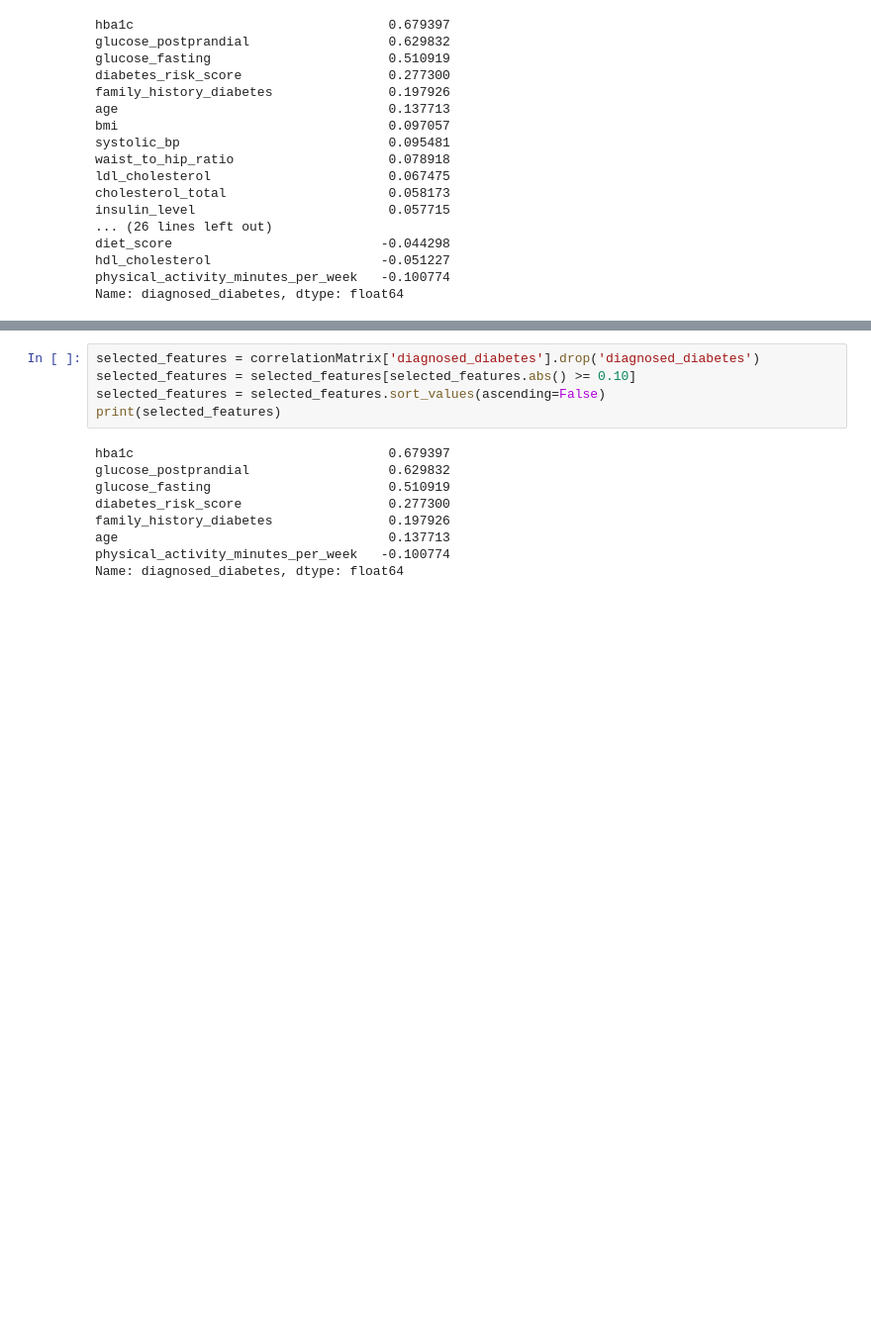
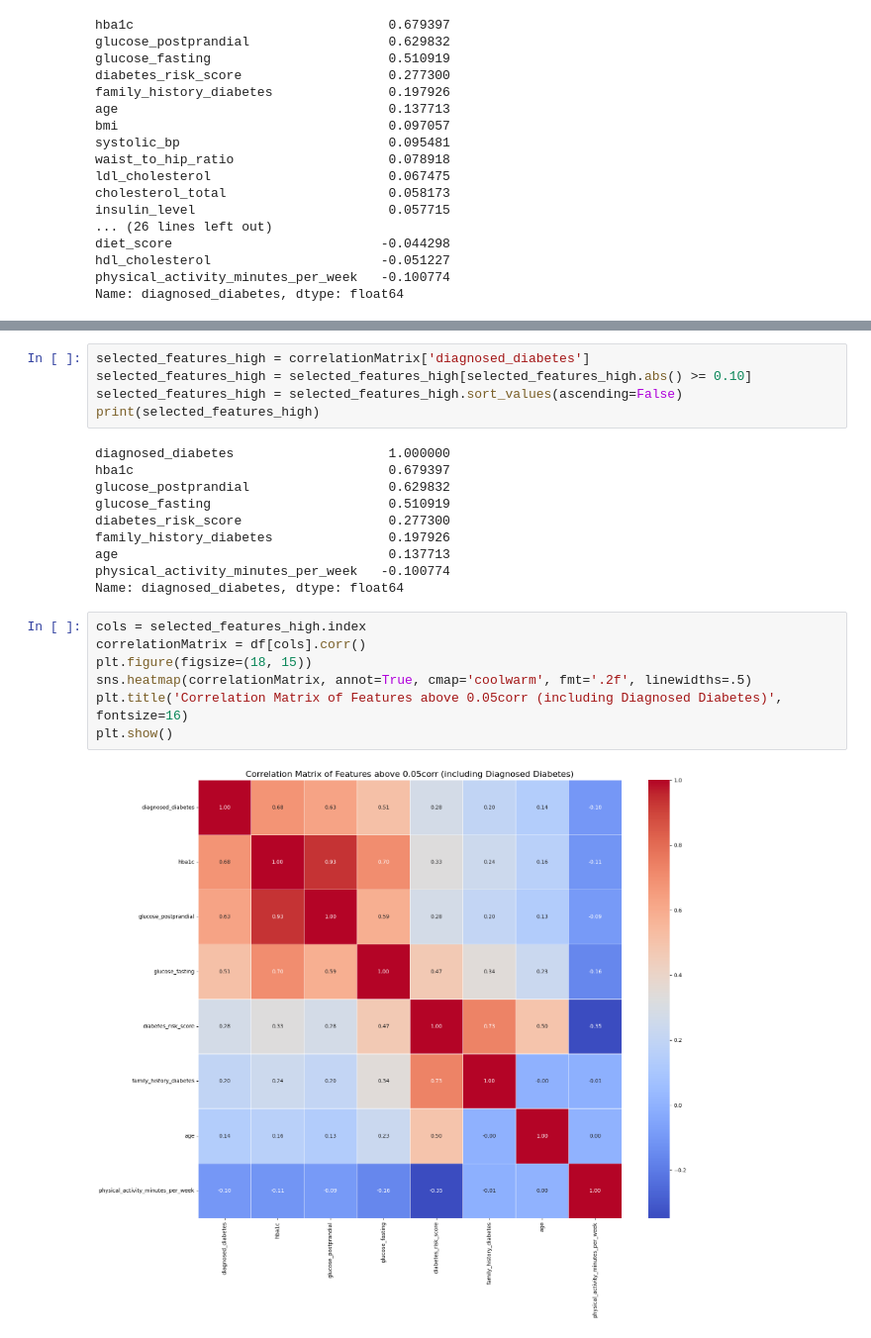
Before and after one commit to sterzoutt/DS3000A-GROUP, a Jupyter notebook: DS3000A_GROUP.ipynb, the cells around one changed output, grey strips where cells are left out. Shown: that part at 99% size. Saved outputs shown, nothing was run; the diff lists cells and outputs as text; blank space fills up the shorter version.

```diff
--- a/DS3000A_GROUP.ipynb
+++ b/DS3000A_GROUP.ipynb
@@ -202,9 +172,10 @@ Name: diagnosed_diabetes, dtype: float64
 # %%
-selected_features = correlationMatrix['diagnosed_diabetes'].drop('diagnosed_diabetes')
-selected_features = selected_features[selected_features.abs() >= 0.10]
-selected_features = selected_features.sort_values(ascending=False)
-print(selected_features)
+selected_features_high = correlationMatrix['diagnosed_diabetes']
+selected_features_high = selected_features_high[selected_features_high.abs() >= 0.10]
+selected_features_high = selected_features_high.sort_values(ascending=False)
+print(selected_features_high)
 # %% [output]
+diagnosed_diabetes                    1.000000
 hba1c                                 0.679397
 glucose_postprandial                  0.629832
 glucose_fasting                       0.510919
@@ -213,3 +184,12 @@ family_history_diabetes               0.197926
 age                                   0.137713
 physical_activity_minutes_per_week   -0.100774
 Name: diagnosed_diabetes, dtype: float64
+# %%
+cols = selected_features_high.index
+correlationMatrix = df[cols].corr()
+plt.figure(figsize=(18, 15))
+sns.heatmap(correlationMatrix, annot=True, cmap='coolwarm', fmt='.2f', linewidths=.5)
+plt.title('Correlation Matrix of Features above 0.05corr (including Diagnosed Diabetes)', fontsize=16)
+plt.show()
+# %% [output]
+[figure, added]
```
Also changed, not shown: parts of 10 cells of this notebook.
